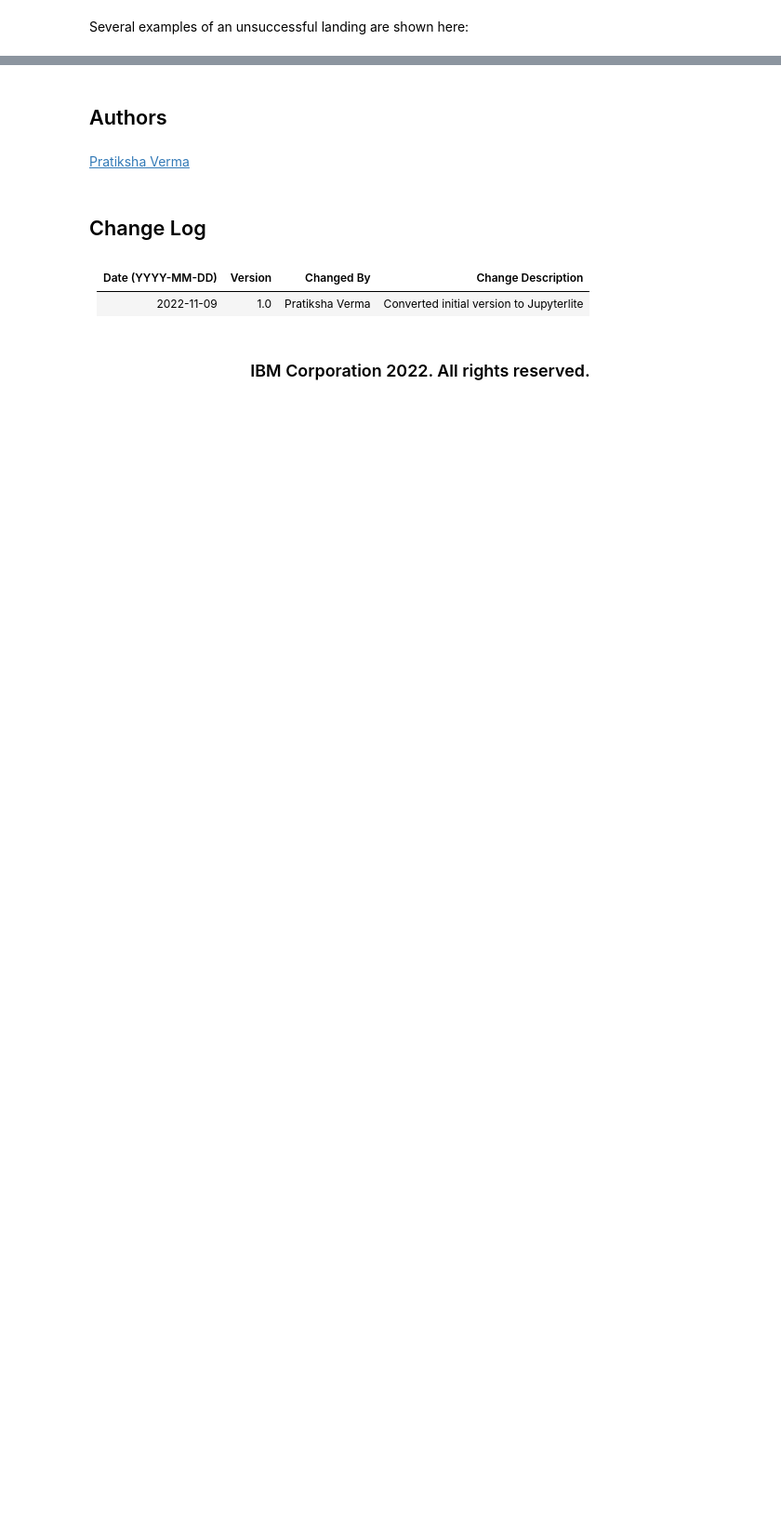
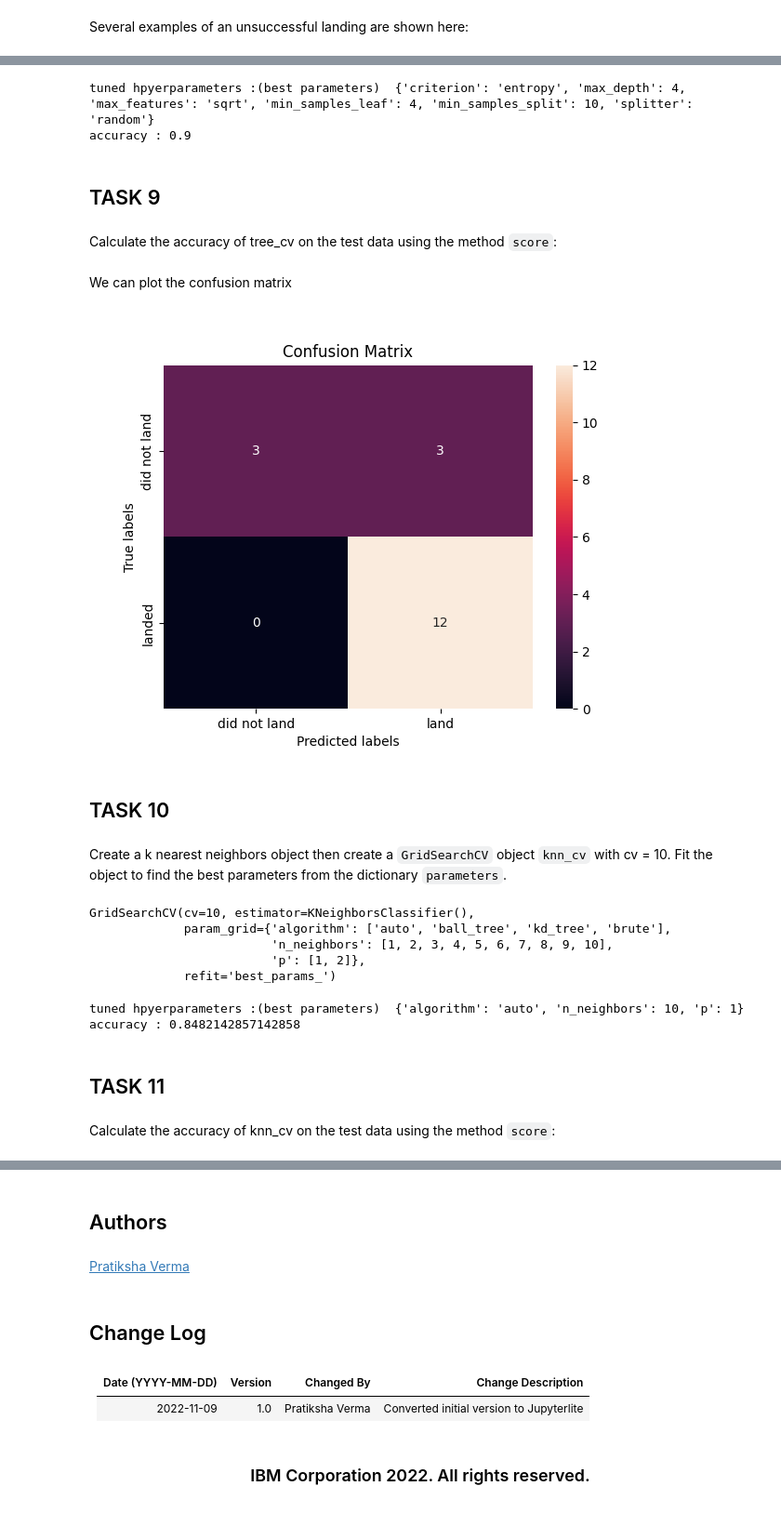
Before and after one commit to AdriandotEXE/Final, a Jupyter notebook: IBM-DS0321EN-SkillsNetwork_labs_module_2_jupyter-labs-eda-dataviz.ipynb.jupyterlite (1).ipynb, the cells around one changed output, grey strips where cells are left out. Shown: that part at 93% size. Saved outputs shown, nothing was run; the diff lists cells and outputs as text; code cells hidden in the pictures; blank space fills up the shorter version.

```diff
--- a/IBM-DS0321EN-SkillsNetwork_labs_module_2_jupyter-labs-eda-dataviz.ipynb.jupyterlite (1).ipynb
+++ b/IBM-DS0321EN-SkillsNetwork_labs_module_2_jupyter-labs-eda-dataviz.ipynb.jupyterlite (1).ipynb
@@ -289,0 +268,10 @@ We can now export it to a <b>CSV</b> for the next section,but to make the answer
+# %%
+print("tuned hpyerparameters :(best parameters) ",tree_cv.best_params_)
+print("accuracy :",tree_cv.best_score_)
+# %% [output]
+tuned hpyerparameters :(best parameters)  {'criterion': 'entropy', 'max_depth': 4, 'max_features': 'sqrt', 'min_samples_leaf': 4, 'min_samples_split': 10, 'splitter': 'random'}
+accuracy : 0.9
+# %% [markdown]
+## TASK  9
+# %% [markdown]
+Calculate the accuracy of tree_cv on the test data using the method <code>score</code>:
@@ -289,0 +283,11 @@ We can now export it to a <b>CSV</b> for the next section,but to make the answer
+# %% [markdown]
+We can plot the confusion matrix
+# %%
+yhat = svm_cv.predict(X_test)
+plot_confusion_matrix(Y_test,yhat)
+# %% [output]
+[figure, added]
+# %% [markdown]
+## TASK  10
+# %% [markdown]
+Create a k nearest neighbors object then  create a  <code>GridSearchCV</code> object  <code>knn_cv</code> with cv = 10.  Fit the object to find the best parameters from the dictionary <code>parameters</code>.
@@ -289,0 +300,19 @@ We can now export it to a <b>CSV</b> for the next section,but to make the answer
+# %%
+knn_cv=GridSearchCV(KNN,parameters,cv=10, refit='best_params_')
+knn_cv.fit(X_train, Y_train)
+# %% [output]
+GridSearchCV(cv=10, estimator=KNeighborsClassifier(),
+             param_grid={'algorithm': ['auto', 'ball_tree', 'kd_tree', 'brute'],
+                         'n_neighbors': [1, 2, 3, 4, 5, 6, 7, 8, 9, 10],
+                         'p': [1, 2]},
+             refit='best_params_')
+# %%
+print("tuned hpyerparameters :(best parameters) ",knn_cv.best_params_)
+print("accuracy :",knn_cv.best_score_)
+# %% [output]
+tuned hpyerparameters :(best parameters)  {'algorithm': 'auto', 'n_neighbors': 10, 'p': 1}
+accuracy : 0.8482142857142858
+# %% [markdown]
+## TASK  11
+# %% [markdown]
+Calculate the accuracy of knn_cv on the test data using the method <code>score</code>:
```
Also changed, not shown: parts of 123 cells of this notebook, 1 other file.
